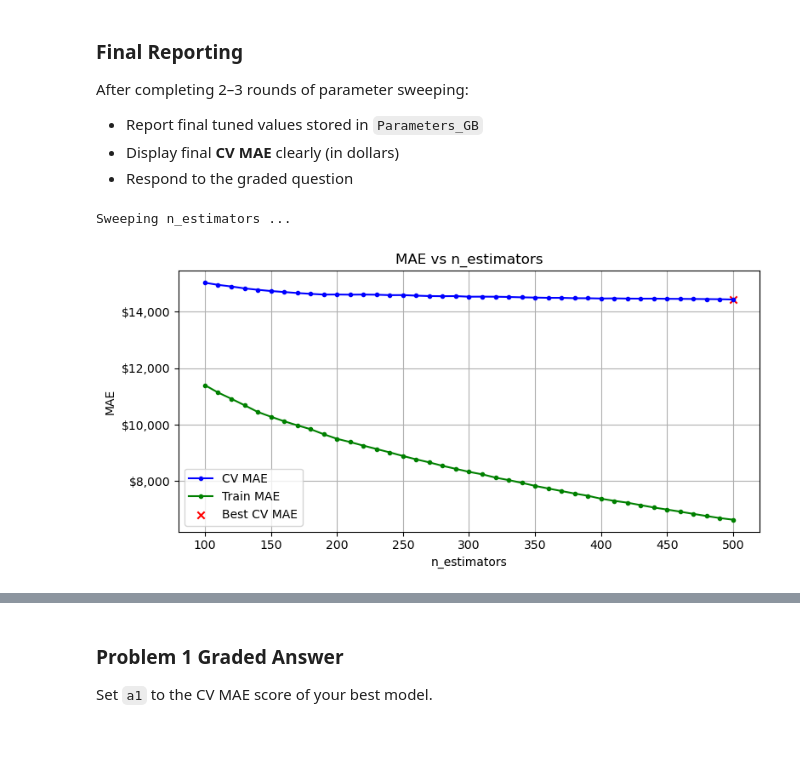
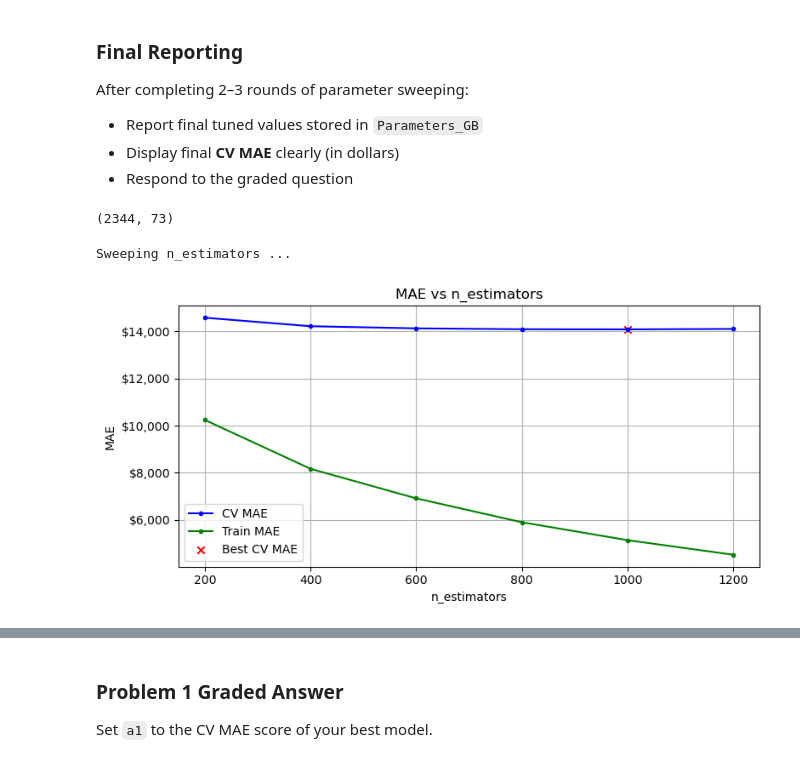
Before and after one commit to chenmichael2/Mod3-Homework, a Jupyter notebook: Homework_07.ipynb, the cells around one changed output, grey strips where cells are left out. Drawn from its saved outputs; the diff is of its cells as text; code cells hidden in the pictures.

```diff
--- a/Homework_07.ipynb
+++ b/Homework_07.ipynb
@@ -477,6 +477,10 @@ Default_Parameters_GB = {
     'random_state'            : random_seed,     # Controls randomness of boosting. Useful for reproducibility.
     'MAE_found'               : float('inf')     # NOT a model parameter, but will record the MAE found for the current parameter choices
 }
+# %%
+X_train.shape
+# %% [output]
+(2344, 73)
 # %%
 # Make a copy of the default dictionary
 
@@ -487,30 +491,30 @@ param_lists_List = []
 # %%
 # Your code here, add as many cells as you need
 
 # Sweeping n_estimators -- code written so can cut and paste for each sweep
 
 start = time.time()
 
 param = "n_estimators"
-param_lists[param] = range(100, 501, 10)
+param_lists[param] = range(200, 1201, 200)
 
 print(f"Sweeping {param} ...")
 
 # Run the sweep and return a the dictionary updated with the best value found in this sweep
 Params_GB = sweep_parameter(GradientBoostingRegressor,
                             Params_GB,
                             param,
                             param_lists[param],
                             n_jobs           = 4,
                             n_repeats        = 1
                             )
 
 # Print out the results of this sweep
 print(f"\nParameter {param} = {Params_GB[param]}    MAE = ${Params_GB['MAE_found']:,.2f}\n")
 print(Params_GB)
 
 end = time.time()
 print("Elapsed Time:", format_hms(end-start))
 # %% [output]
 Sweeping n_estimators ...
-[figure, old version]
+[figure, new version]
```
Also changed, not shown: parts of 14 cells of this notebook.
